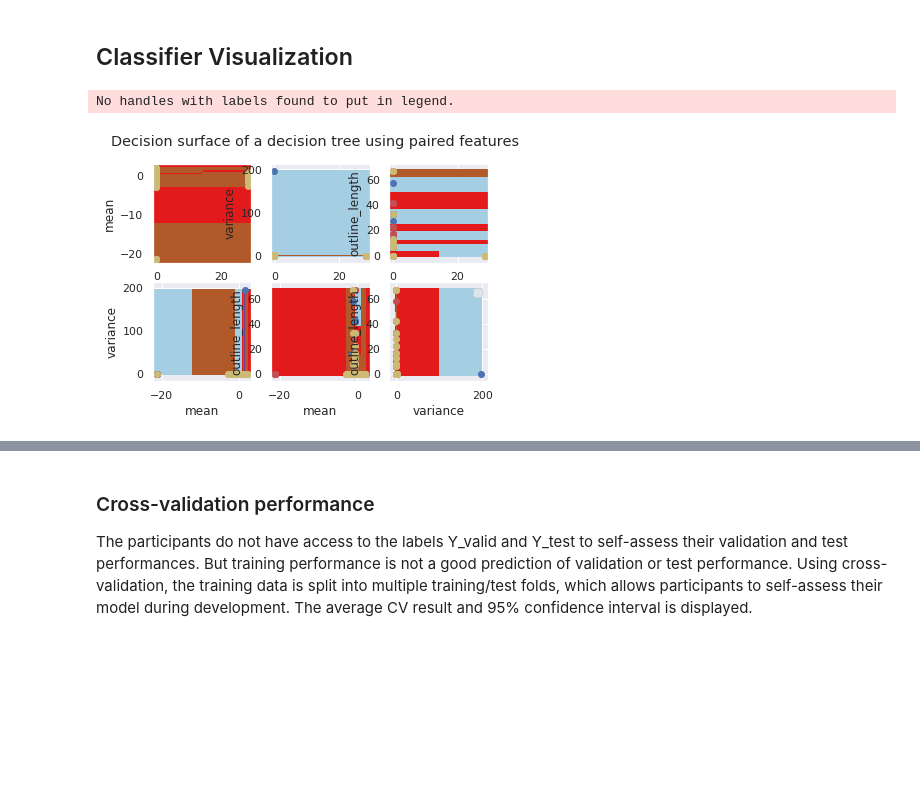
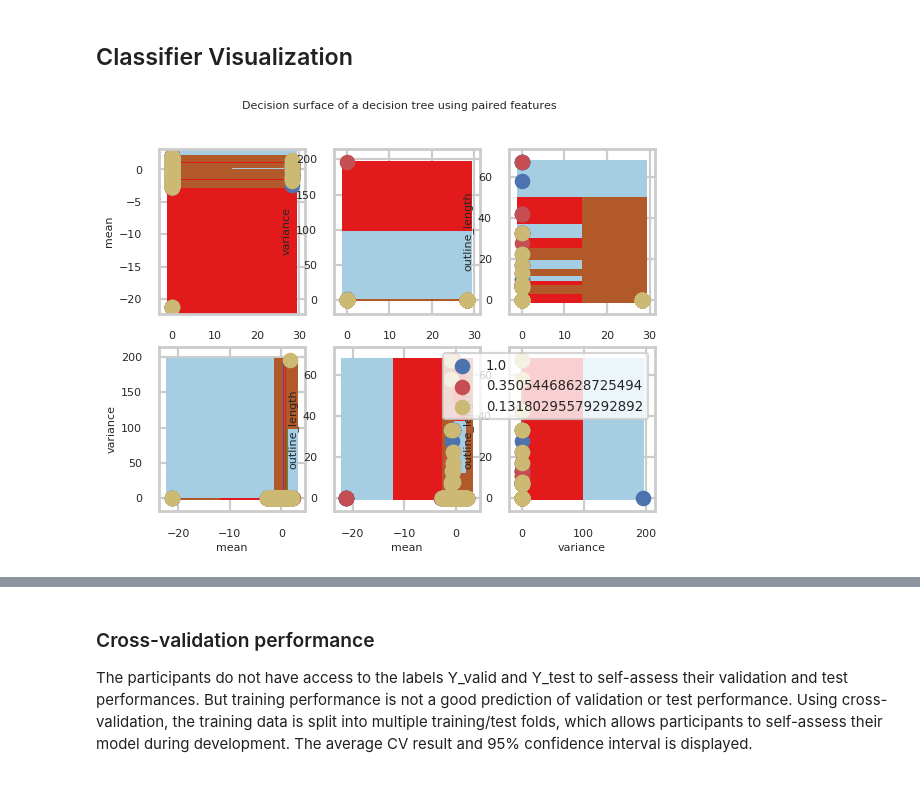
Before and after one commit to gojoise/MOTO, a Jupyter notebook: starting_kit/README_Visualization.ipynb, the cells around one changed output, grey strips where cells are left out. Drawn from its saved outputs; the diff is of its cells as text; code cells hidden in the pictures; blank space fills up the shorter version.

```diff
--- a/starting_kit/README_Visualization.ipynb
+++ b/starting_kit/README_Visualization.ipynb
@@ -364,38 +368,38 @@ for pairidx, pair in enumerate([[0, 1], [0, 2], [0, 3],[1, 2], [1, 3], [2, 3]]):
     std = X.std(axis=0)
     X = (X - mean) / std
 
     # Train
     clf = DecisionTreeClassifier().fit(X, y)
 
     # Plot the decision boundary
     plt.subplot(2, 3, pairidx + 1)
 
     x_min, x_max = X[:, 0].min() - 1, X[:, 0].max() + 1
     y_min, y_max = X[:, 1].min() - 1, X[:, 1].max() + 1
     xx, yy = np.meshgrid(np.arange(x_min, x_max, plot_step),np.arange(y_min, y_max, plot_step))
 
     Z = clf.predict(np.c_[xx.ravel(), yy.ravel()])
     Z = Z.reshape(xx.shape)
     cs = plt.contourf(xx, yy, Z, cmap=plt.cm.Paired)
 
     values=['sum','mean','variance','outline_length']
     plt.xlabel(values[pair[0]])
     plt.ylabel(values[pair[1]])
-    plt.axis("tight")
+    plt.axis("auto")
+    targets=most_important_features
 
     # Plot the training points
     for i, color in zip(range(n_classes), plot_colors):
         idx = np.where(y == i)
-        plt.scatter(X[idx, 0], X[idx, 1], c=color, cmap=plt.cm.Paired)
+        plt.scatter(X[idx, 0], X[idx, 1], c=color, cmap=plt.cm.Paired, label=targets[i])
 
-    plt.axis("tight")
+    plt.axis("auto")
 
 plt.suptitle("Decision surface of a decision tree using paired features")
 plt.legend()
 plt.show()
 # %% [output]
-No handles with labels found to put in legend.
-[figure, old version]
+[figure, new version]
 # %%
 plt.scatter(Y_train, Y_hat_train, alpha ='0.5', s = 1 )
 plt.show()
```
Also changed, not shown: parts of 4 cells of this notebook.
